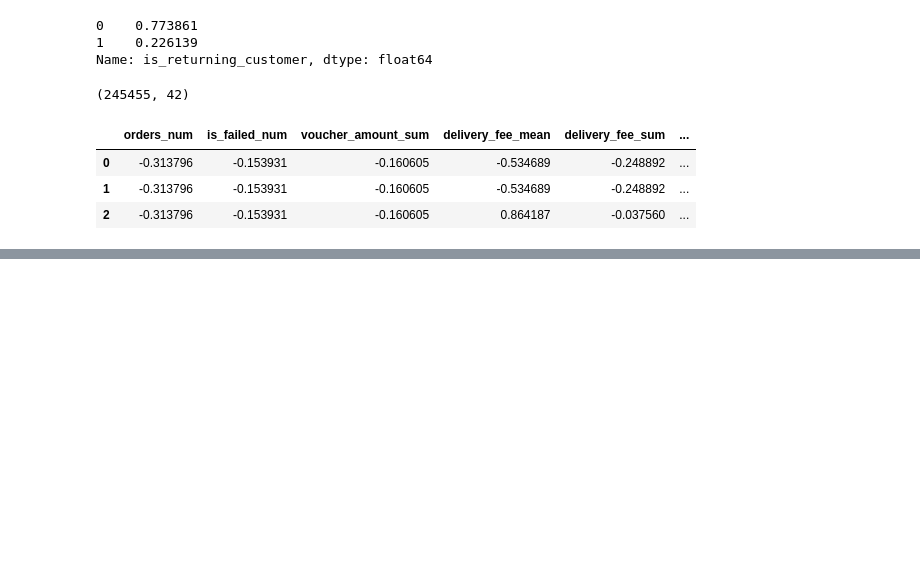
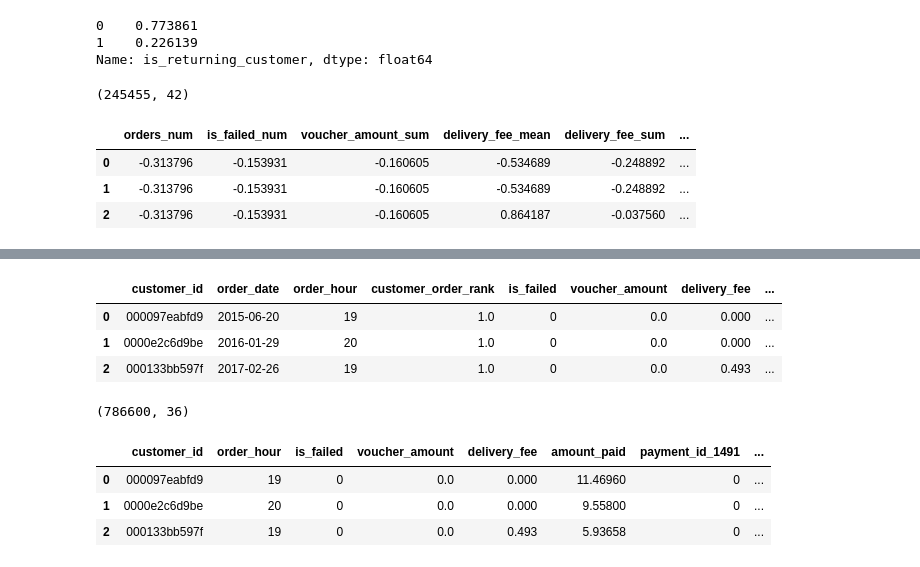
Before and after one commit to marinadec/itsmagic, a Jupyter notebook: preprocess_data.ipynb, the cells around one changed output, grey strips where cells are left out. Cells and saved outputs as stored; diff of their text form; code cells hidden in the pictures; blank space fills up the shorter version.

Commit message:
Some data preprocessing added for the sequence model on Tensorflow

```diff
--- a/preprocess_data.ipynb
+++ b/preprocess_data.ipynb
@@ -395,0 +398,37 @@ Xy_norm.head(3)
+# %%
+order_data = pd.read_csv('machine_learning_challenge_order_data.csv')
+labeled_data = pd.read_csv('machine_learning_challenge_labeled_data.csv')
+# %%
+# Create dummies for categorical columns with reasonable number of values
+payment_id_dummies = pd.get_dummies(order_data['payment_id'], prefix='payment_id')
+platform_id_dummies = pd.get_dummies(order_data['platform_id'], prefix='platform_id')
+transmission_id_dummies = pd.get_dummies(order_data['transmission_id'], prefix='transmission_id')
+dummies = [payment_id_dummies, platform_id_dummies, transmission_id_dummies]
+# order_data.drop(['payment_id', 'platform_id', 'transmission_id'], axis=1, inplace=True)
+order_data = pd.concat([order_data]+dummies, axis=1)
+# %%
+order_data.head(3)
+# %% [output]
+|  | customer_id | order_date | order_hour | customer_order_rank | is_failed | voucher_amount | delivery_fee | ... |
+| 0 | 000097eabfd9 | 2015-06-20 | 19 | 1.0 | 0 | 0.0 | 0.000 | ... |
+| 1 | 0000e2c6d9be | 2016-01-29 | 20 | 1.0 | 0 | 0.0 | 0.000 | ... |
+| 2 | 000133bb597f | 2017-02-26 | 19 | 1.0 | 0 | 0.0 | 0.493 | ... |
+# %%
+# Drop useless columns
+order_data.drop(['order_date', 'customer_order_rank', 'restaurant_id', 'restaurant_id',
+                 'city_id', 'payment_id', 'platform_id', 'transmission_id'],
+                axis=1, inplace=True)
+# %%
+# Add label column to each order
+order_data_lbl = order_data.merge(labeled_data, on='customer_id', how='left', validate='many_to_one')
+# %%
+order_data_lbl.shape
+# %% [output]
+(786600, 36)
+# %%
+order_data_lbl.head(3)
+# %% [output]
+|  | customer_id | order_hour | is_failed | voucher_amount | delivery_fee | amount_paid | payment_id_1491 | ... |
+| 0 | 000097eabfd9 | 19 | 0 | 0.0 | 0.000 | 11.46960 | 0 | ... |
+| 1 | 0000e2c6d9be | 20 | 0 | 0.0 | 0.000 | 9.55800 | 0 | ... |
+| 2 | 000133bb597f | 19 | 0 | 0.0 | 0.493 | 5.93658 | 0 | ... |
```
Also changed, not shown: parts of 2 cells of this notebook.
